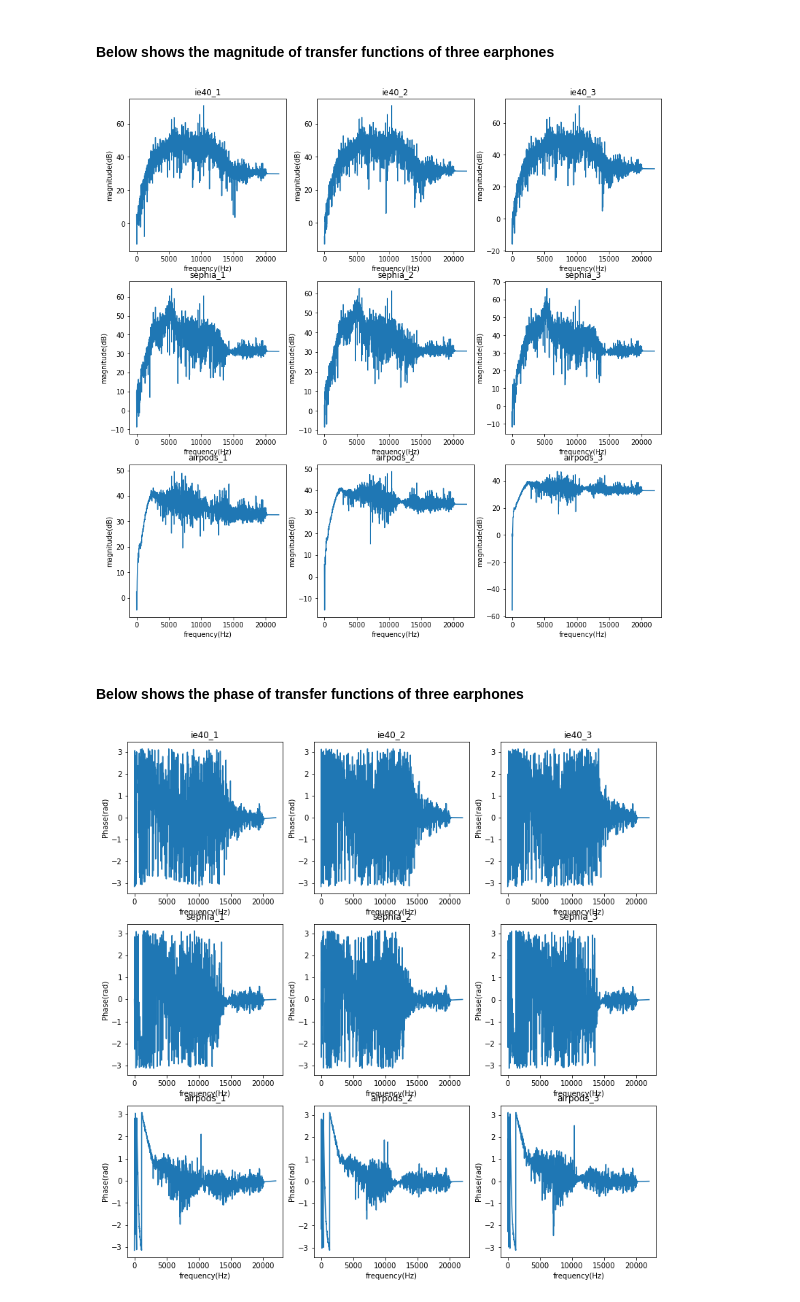
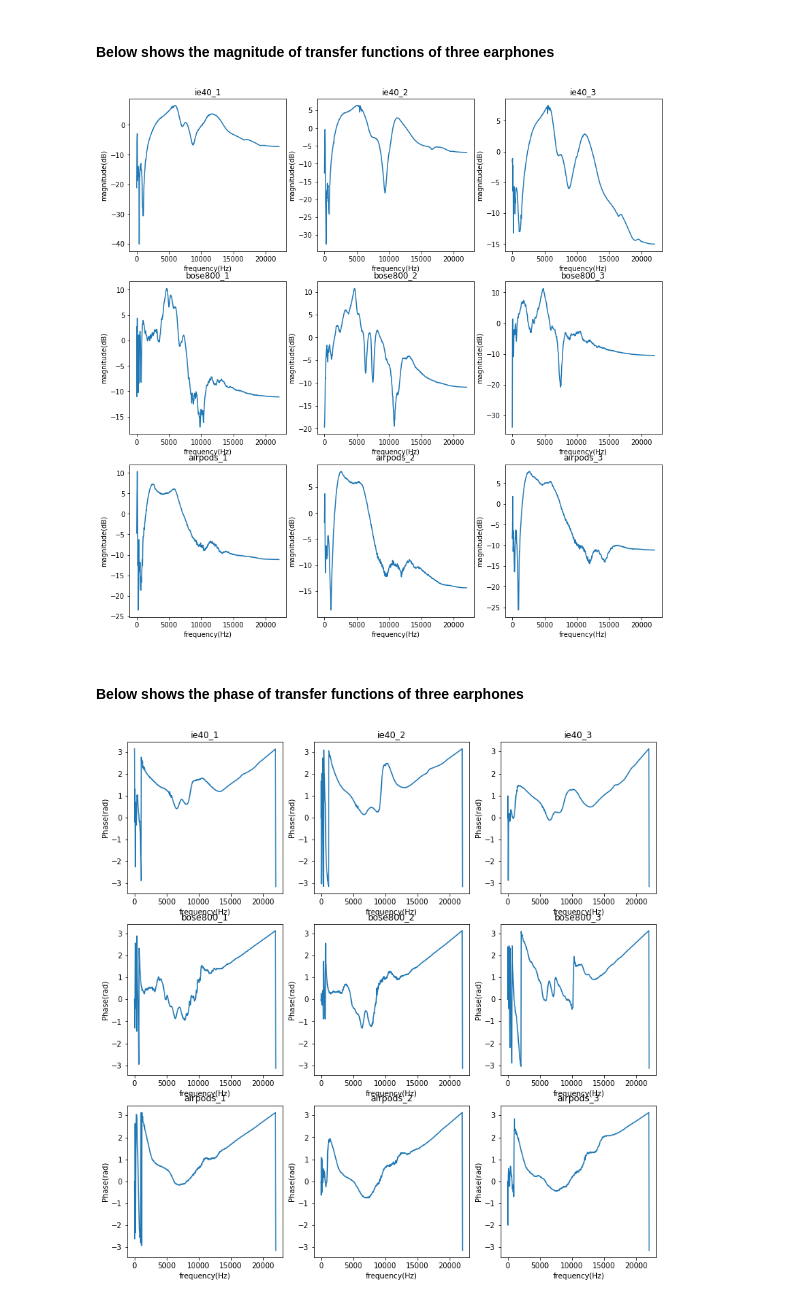
Before and after one commit to XZWY/2fa, a Jupyter notebook: Transfer function of three different earphones.ipynb, the cells around one changed output. Saved outputs shown, nothing was run; the diff lists cells and outputs as text; code cells hidden in the pictures.

Commit message:
some classification result

```diff
--- a/Transfer function of three different earphones.ipynb
+++ b/Transfer function of three different earphones.ipynb
@@ -28,7 +28,7 @@ plt.plot(input_source)
 # %% [markdown]
 # Generate DTF of the input
 # %%
-input_fft = np.fft.rfft(input_source_1, fft_length)
+input_fft = np.fft.rfft(input_source, fft_length)
 frequency = np.linspace(0,fs/2,len(input_fft))
 # %%
 plt.figure()
@@ -64,4 +64,9 @@ def clip_recording(audio):
     return audio[index:index+fft_length]
 # %% [markdown]
 # Read the recorded audio
+# %%
+samples_per_earphone = 10
+ie40 = []
+bose800 = []
+airpods = []
 # %%
@@ -102,0 +123,7 @@ plot_audio(339, 'sephia_3', sephia_3)
+# %%
+def normalize(list_of_audios):
+    result = []
+    for audio in list_of_audios:
+        norm = np.linalg.norm(audio)
+        result.append(audio/norm)
+    return result
@@ -102,0 +142,5 @@ plot_audio(339, 'sephia_3', sephia_3)
+# %%
+# normalize the audio
+ie40_norm = normalize(ie40)
+airpods_norm = normalize(airpods)
+bose800_norm = normalize(bose800)
@@ -134,31 +206,30 @@ airpods_transfer_3 = generate_transfer(input_fft, airpods_3)
 # %% [markdown]
 #### Below shows the magnitude of transfer functions of three earphones
 # %%
-
 plt.figure(figsize=(14, 14))
-plot_transfer(331, 'ie40_1', 20*np.log10(np.absolute(ie40_transfer_1)))
-plot_transfer(332, 'ie40_2', 20*np.log10(np.absolute(ie40_transfer_2)))
-plot_transfer(333, 'ie40_3', 20*np.log10(np.absolute(ie40_transfer_3)))
-plot_transfer(334, 'sephia_1', 20*np.log10(np.absolute(sephia_transfer_1)))
-plot_transfer(335, 'sephia_2', 20*np.log10(np.absolute(sephia_transfer_2)))
-plot_transfer(336, 'sephia_3', 20*np.log10(np.absolute(sephia_transfer_3)))
-plot_transfer(337, 'airpods_1', 20*np.log10(np.absolute(airpods_transfer_1)))
-plot_transfer(338, 'airpods_2', 20*np.log10(np.absolute(airpods_transfer_2)))
-plot_transfer(339, 'airpods_3', 20*np.log10(np.absolute(airpods_transfer_3)))
+plot_transfer(331, 'ie40_1', 20*np.log10(np.absolute(ie40_transfer[0])))
+plot_transfer(332, 'ie40_2', 20*np.log10(np.absolute(ie40_transfer[1])))
+plot_transfer(333, 'ie40_3', 20*np.log10(np.absolute(ie40_transfer[2])))
+plot_transfer(334, 'bose800_1', 20*np.log10(np.absolute(bose800_transfer[0])))
+plot_transfer(335, 'bose800_2', 20*np.log10(np.absolute(bose800_transfer[3])))
+plot_transfer(336, 'bose800_3', 20*np.log10(np.absolute(bose800_transfer[4])))
+plot_transfer(337, 'airpods_1', 20*np.log10(np.absolute(airpods_transfer[0])))
+plot_transfer(338, 'airpods_2', 20*np.log10(np.absolute(airpods_transfer[1])))
+plot_transfer(339, 'airpods_3', 20*np.log10(np.absolute(airpods_transfer[2])))
 # %% [output]
-[figure, old version]
+[figure, new version]
 # %% [markdown]
 #### Below shows the phase of transfer functions of three earphones
 # %%
 plt.figure(figsize=(13, 13))
-plot_transfer(331, 'ie40_1', np.angle(ie40_transfer_1), 0)
-plot_transfer(332, 'ie40_2', np.angle(ie40_transfer_2), 0)
-plot_transfer(333, 'ie40_3', np.angle(ie40_transfer_3), 0)
-plot_transfer(334, 'sephia_1', np.angle(sephia_transfer_1), 0)
-plot_transfer(335, 'sephia_2', np.angle(sephia_transfer_2), 0)
-plot_transfer(336, 'sephia_3', np.angle(sephia_transfer_3), 0)
-plot_transfer(337, 'airpods_1', np.angle(airpods_transfer_1), 0)
-plot_transfer(338, 'airpods_2', np.angle(airpods_transfer_2), 0)
-plot_transfer(339, 'airpods_3', np.angle(airpods_transfer_3), 0)
+plot_transfer(331, 'ie40_1', np.angle(ie40_transfer[0]), 0)
+plot_transfer(332, 'ie40_2', np.angle(ie40_transfer[1]), 0)
+plot_transfer(333, 'ie40_3', np.angle(ie40_transfer[2]), 0)
+plot_transfer(334, 'bose800_1', np.angle(bose800_transfer[0]), 0)
+plot_transfer(335, 'bose800_2', np.angle(bose800_transfer[1]), 0)
+plot_transfer(336, 'bose800_3', np.angle(bose800_transfer[2]), 0)
+plot_transfer(337, 'airpods_1', np.angle(airpods_transfer[0]), 0)
+plot_transfer(338, 'airpods_2', np.angle(airpods_transfer[1]), 0)
+plot_transfer(339, 'airpods_3', np.angle(airpods_transfer[2]), 0)
 # %% [output]
-[figure, old version]
+[figure, new version]
```
Also changed, not shown: parts of 20 cells of this notebook.
